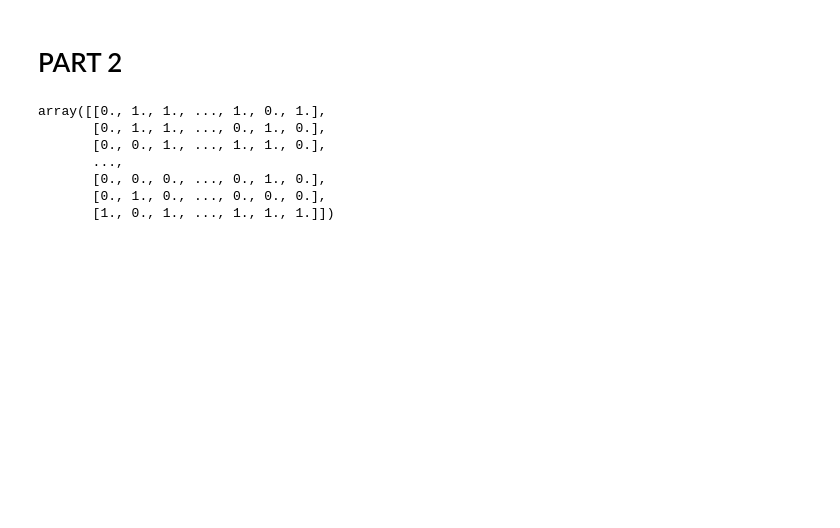
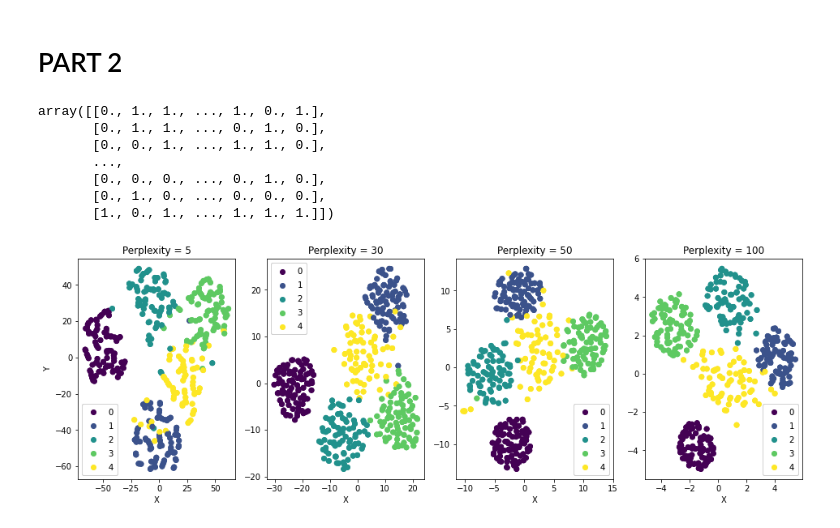
Before and after one commit to LorenzoBuriola/LoCP_moduleB, a Jupyter notebook: Week4/FPGheArt_exercise4.ipynb, the cells around one changed output. Saved outputs shown, nothing was run; the diff lists cells and outputs as text; code cells hidden in the pictures; blank space fills up the shorter version.

```diff
--- a/Week4/FPGheArt_exercise4.ipynb
+++ b/Week4/FPGheArt_exercise4.ipynb
@@ -155,3 +153,27 @@ array([[0., 1., 1., ..., 1., 0., 1.],
        [0., 0., 0., ..., 0., 1., 0.],
        [0., 1., 0., ..., 0., 0., 0.],
        [1., 0., 1., ..., 1., 1., 1.]])
+# %%
+x_embedded_list = []
+perplexities = [5,30,50,100]
+
+for i in perplexities:
+    x_embedded_list.append(TSNE(n_components=2, perplexity = i, init = 'random').fit_transform(x))
+# %%
+fig,ax = plt.subplots(1,4,figsize = (16,5))
+
+for i in range(4):
+
+    ax[i].scatter(x_embedded_list[i][:,0], x_embedded_list[i][:,1], c =  y)
+    scatter = ax[i].scatter(x_embedded_list[i][:,0], x_embedded_list[i][:,1], c=y)
+
+    legend1 = ax[i].legend(*scatter.legend_elements(),
+                    loc="best")
+    ax[i].add_artist(legend1)
+    ax[i].set_xlabel('X')
+    ax[i].set_title(f"Perplexity = {perplexities[i]}")
+
+ax[0].set_ylabel('Y')
+plt.show()
+# %% [output]
+[figure, added]
```
Also changed, not shown: parts of 10 cells of this notebook.
